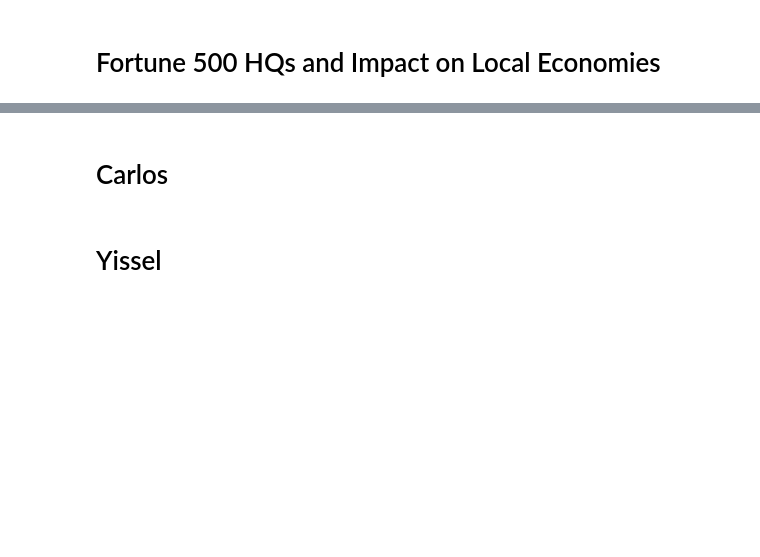
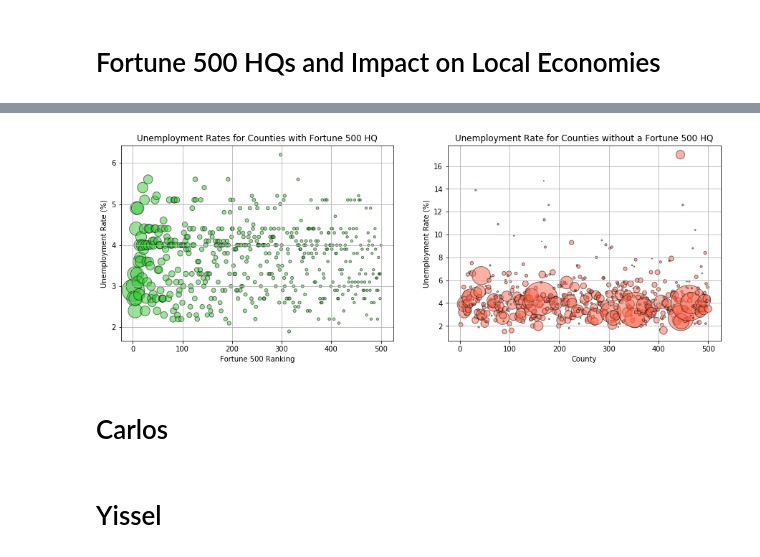
Before and after one commit to Gissel7181/Project-One, a Jupyter notebook: Master_File.ipynb, the cells around one changed output, grey strips where cells are left out. Cells and saved outputs as stored; diff of their text form; code cells hidden in the pictures; blank space fills up the shorter version.

Commit message:
Added unemployment code to master file

```diff
--- a/Master_File.ipynb
+++ b/Master_File.ipynb
@@ -57,0 +334,14 @@ Fortune_500.loc[Fortune_500["State"] == "NY"]
+# %%
+# Run another loop to fix some counties named "<Name> County/city"
+for row in range(0, len(unemployment_df)):
+
+    # Set string variable for each iteration to use string method
+    string = unemployment_df["County"][row]
+
+    # Conditional is County column includes the string "County/city"
+    if "County/city" in string:
+
+        # Replace "County/city" with "County"
+        unemployment_df["County"][row] = string.replace("County/city", "County")
+
+unemployment_df.head()
@@ -57,0 +413,4 @@ Fortune_500.loc[Fortune_500["State"] == "NY"]
+# %%
+# drop columns that contain NaN values
+unemployment_merge = unemployment_merge.dropna(axis="columns")
+unemployment_merge.head()
@@ -58,3 +424,36 @@ Fortune_500.loc[Fortune_500["State"] == "NY"]
+# %%
+# Create a new df based on a random sample of the non-Fortune 500 counties
+unemployment_sample = unemployment_merge.sample(500)
+
+# Set x and y axis values for Fortune 500 plot
+x_fortune = fortune_merge["Rank"]
+y_fortune = fortune_merge["County Unemployment Rate (%)"]
+
+# Set size of scatter points to correspond to total labor force
+#s = [x for x in range(0, len(fortune_merge["Revenues"]))]
+s_fortune = fortune_merge["Revenues"] * .002
+s_non_fortune = unemployment_sample["Labor Force"] * .002
+
+ax1 = plt.subplot(121)
+plt.scatter(x_fortune, y_fortune, s=s_fortune, c="limegreen", alpha=0.5, edgecolors="black")
+plt.ylabel("Unemployment Rate (%)")
+plt.xlabel("Fortune 500 Ranking")
+plt.title("Unemployment Rates for Counties with Fortune 500 HQ")
+plt.grid()
+
+ax2 = plt.subplot(122)
+plt.scatter(list(range(1, 501)), unemployment_sample["Unemployment Rate (%)"], s=s_non_fortune,
+            c="tomato", alpha=0.5, edgecolors="black")
+plt.ylabel("Unemployment Rate (%)")
+plt.xlabel("County")
+plt.title("Unemployment Rate for Counties without a Fortune 500 HQ")
+
+plt.rcParams["figure.figsize"] = (15, 5)
+
+plt.grid()
+plt.show()
+# %% [output]
+[figure, added]
 # %% [markdown]
 # Carlos
 # %% [markdown]
```
Also changed, not shown: parts of 20 cells of this notebook.
